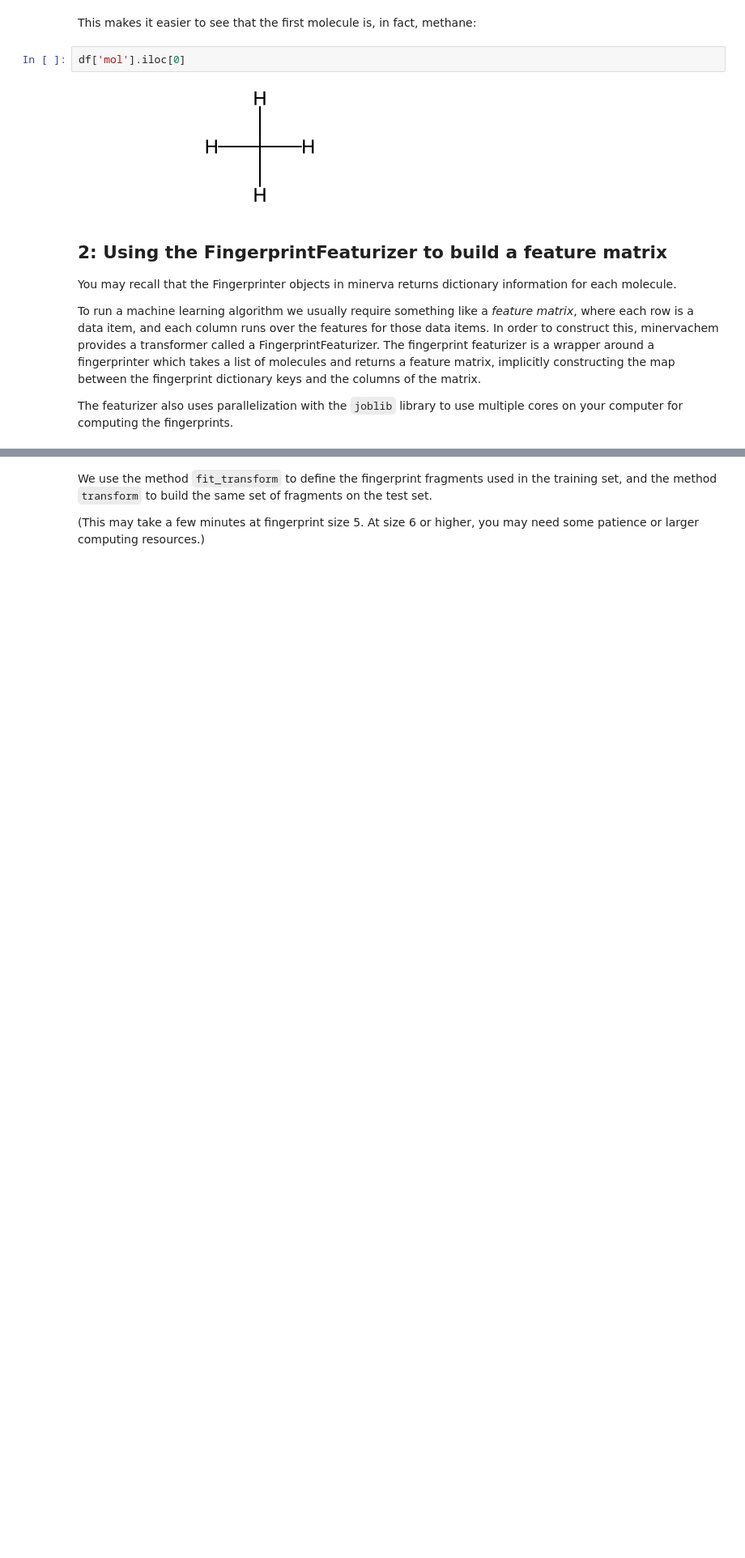
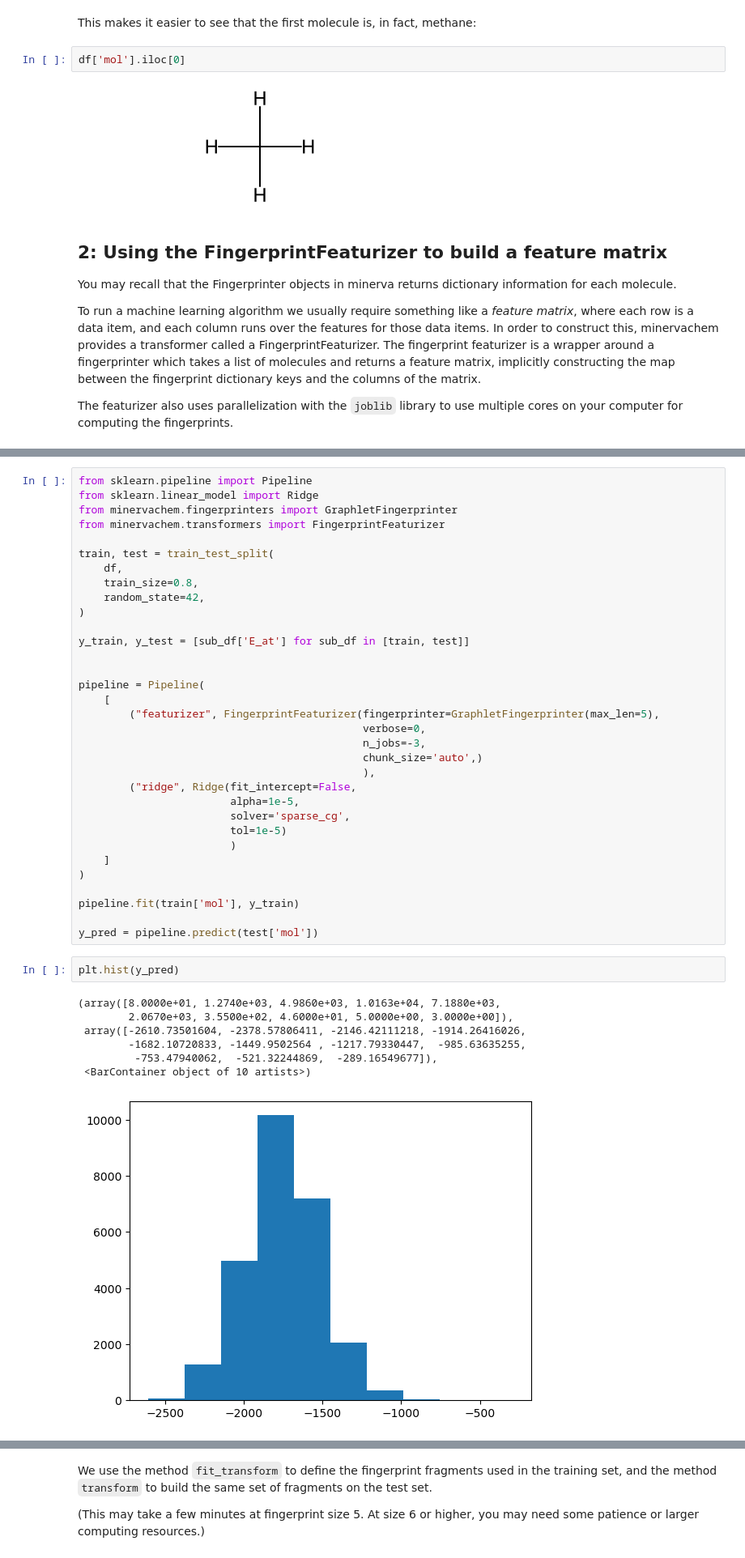
Before and after one commit to mgt16-LANL/minervachem, a Jupyter notebook: demos/2_Regression_and_visualization.ipynb, the cells around one changed output, grey strips where cells are left out. Shown at 81% size. Cells and saved outputs as stored; diff of their text form; blank space fills up the shorter version.

Commit message:
minervachem pipeline object too big have to rewrite

```diff
--- a/demos/2_Regression_and_visualization.ipynb
+++ b/demos/2_Regression_and_visualization.ipynb
@@ -103,0 +106,43 @@ featurizer = FingerprintFeaturizer(
+# %%
+from sklearn.pipeline import Pipeline
+from sklearn.linear_model import Ridge
+from minervachem.fingerprinters import GraphletFingerprinter
+from minervachem.transformers import FingerprintFeaturizer
+
+train, test = train_test_split(
+    df,
+    train_size=0.8,
+    random_state=42,
+)
+
+y_train, y_test = [sub_df['E_at'] for sub_df in [train, test]]
+
+
+pipeline = Pipeline(
+    [
+        ("featurizer", FingerprintFeaturizer(fingerprinter=GraphletFingerprinter(max_len=5),
+                                             verbose=0,
+                                             n_jobs=-3,
+                                             chunk_size='auto',)
+                                             ),
+        ("ridge", Ridge(fit_intercept=False,
+                        alpha=1e-5,
+                        solver='sparse_cg',
+                        tol=1e-5)
+                        )
+    ]
+)
+
+pipeline.fit(train['mol'], y_train)
+
+y_pred = pipeline.predict(test['mol'])
+# %%
+plt.hist(y_pred)
+# %% [output]
+(array([8.0000e+01, 1.2740e+03, 4.9860e+03, 1.0163e+04, 7.1880e+03,
+        2.0670e+03, 3.5500e+02, 4.6000e+01, 5.0000e+00, 3.0000e+00]),
+ array([-2610.73501604, -2378.57806411, -2146.42111218, -1914.26416026,
+        -1682.10720833, -1449.9502564 , -1217.79330447,  -985.63635255,
+         -753.47940062,  -521.32244869,  -289.16549677]),
+ <BarContainer object of 10 artists>)
+[figure, added]
```
Also changed, not shown: parts of 22 cells of this notebook, 2 other files.
